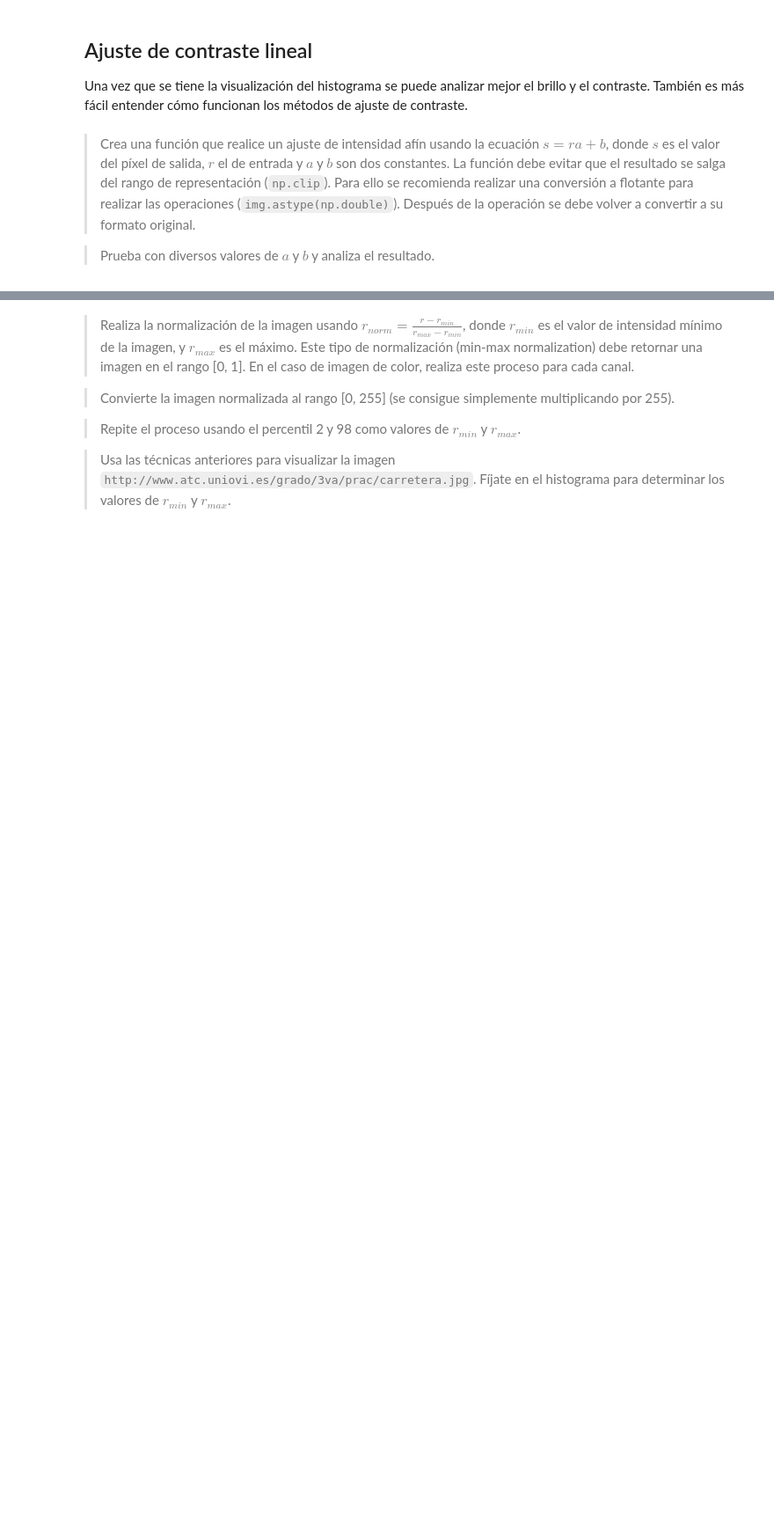
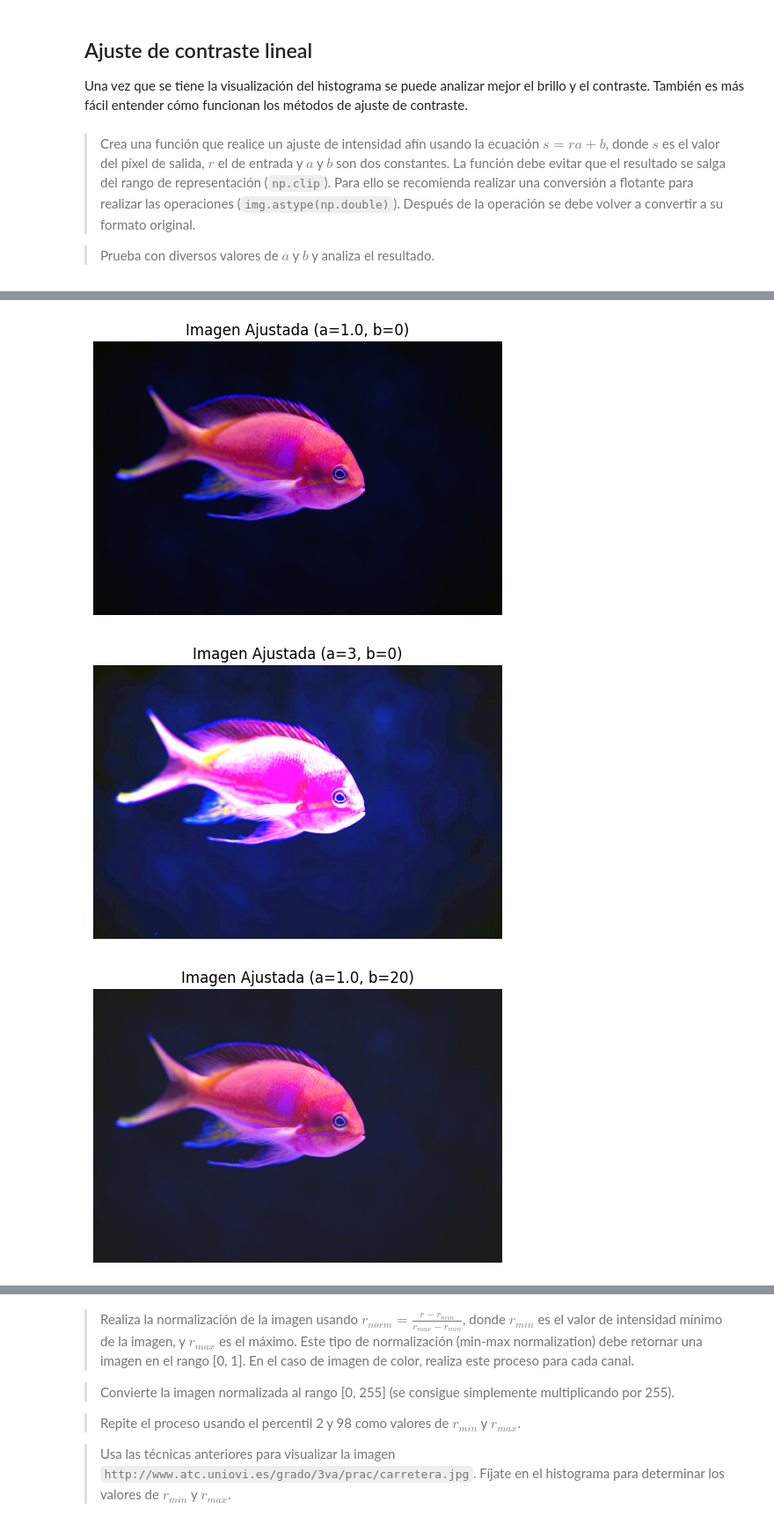
Before and after one commit to aleefdezz10/Vision-2026, a Jupyter notebook: PL3/Prac03-Brillo.ipynb, the cells around one changed output, grey strips where cells are left out. Shown at 88% size. Drawn from its saved outputs; the diff is of its cells as text; code cells hidden in the pictures; blank space fills up the shorter version.

```diff
--- a/PL3/Prac03-Brillo.ipynb
+++ b/PL3/Prac03-Brillo.ipynb
@@ -256,0 +300,32 @@ Una vez que se tiene la visualización del histograma se puede analizar mejor el
+# %%
+# PROBAR CON DIFERENTES VALORES DE a y b PARA VER SU EFECTO EN CONTRASTE Y BRILLO
+
+# -----IMAGEN EN COLOR-----
+img = cv2.imread('pez.jpg')
+img = cv2.cvtColor(img, cv2.COLOR_BGR2RGB)
+
+# -----IMAGEN EN ESCALA DE GRISES-----
+img_gray = cv2.imread('pez.jpg', cv2.IMREAD_GRAYSCALE)
+
+valores = [(1.0, 0), (3, 0), (1.0, 20), (1.5, 50), (0.5, 0), (1.0, -30)]
+for a, b in valores:
+    img_ajustada = ajuste_intensidad_afín(img, a, b)
+    # Visualización de la imagen ajustada
+    plt.figure(figsize=(6, 6))
+    plt.imshow(img_ajustada)
+    plt.title(f"Imagen Ajustada (a={a}, b={b})")
+    plt.axis('off')
+    plt.show()
+
+for a, b in valores:
+    img__gray_ajustada = ajuste_intensidad_afín(img_gray, a, b)
+    # Visualización de la imagen ajustada
+    plt.figure(figsize=(6, 6))
+    plt.imshow(img_gray_ajustada)
+    plt.title(f"Imagen Ajustada (a={a}, b={b})")
+    plt.axis('off')
+    plt.show()
+# %% [output]
+[figure, added]
+[figure, added]
+[figure, added]
```
Also changed, not shown: parts of 9 cells of this notebook, 2 other files.
